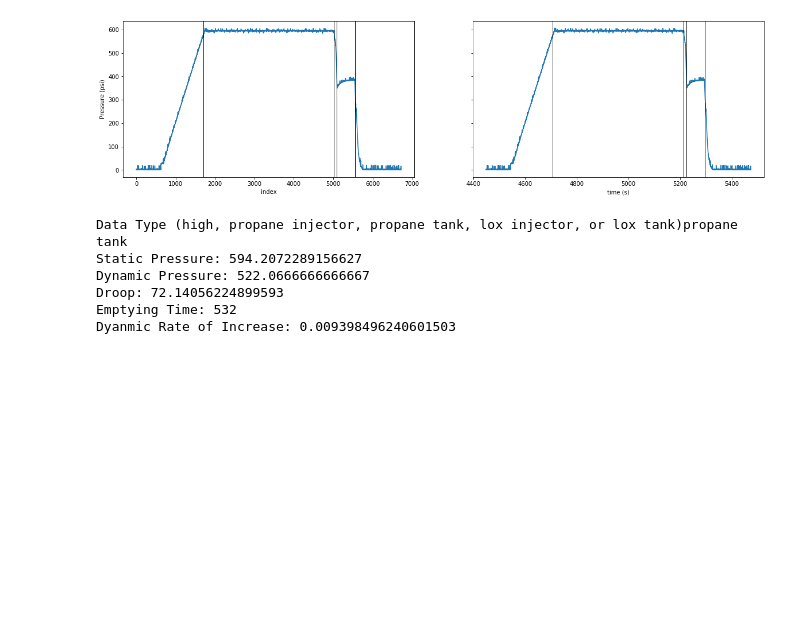
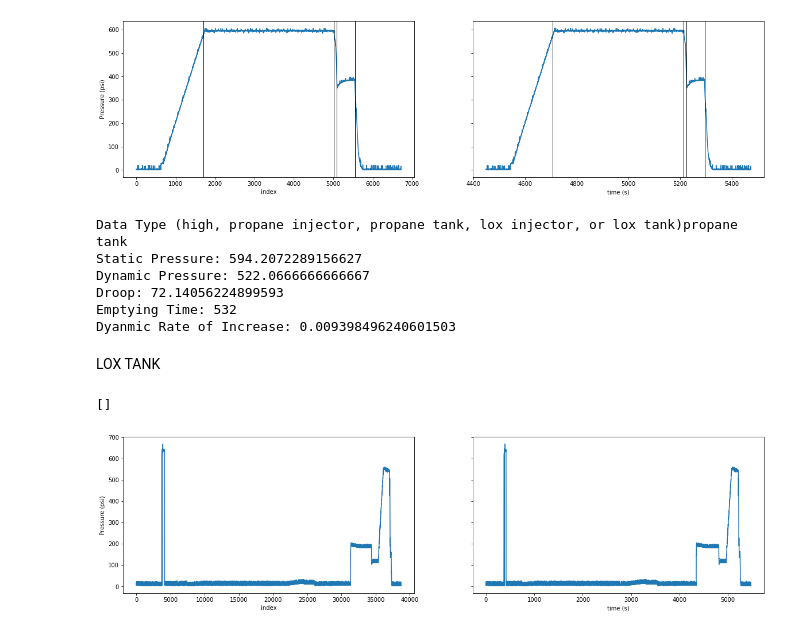
Before and after one commit to Space-Enterprise-at-Berkeley/Wireless-Transmission, a Jupyter notebook: DataMonitoring/pressure_analysis_sep_functions.ipynb, the cells around one changed output. Cells and saved outputs as stored; diff of their text form; code cells hidden in the pictures; blank space fills up the shorter version.

```diff
--- a/DataMonitoring/pressure_analysis_sep_functions.ipynb
+++ b/DataMonitoring/pressure_analysis_sep_functions.ipynb
@@ -609,3 +637,10 @@ Dynamic Pressure: 522.0666666666667
 Droop: 72.14056224899593
 Emptying Time: 532
 Dyanmic Rate of Increase: 0.009398496240601503
+# %% [markdown]
+LOX TANK
+# %%
+display_pressure(time, lox_tank, [])
+# %% [output]
+[]
+[figure, added]
```
Also changed, not shown: parts of 16 cells of this notebook, 2 other files.
